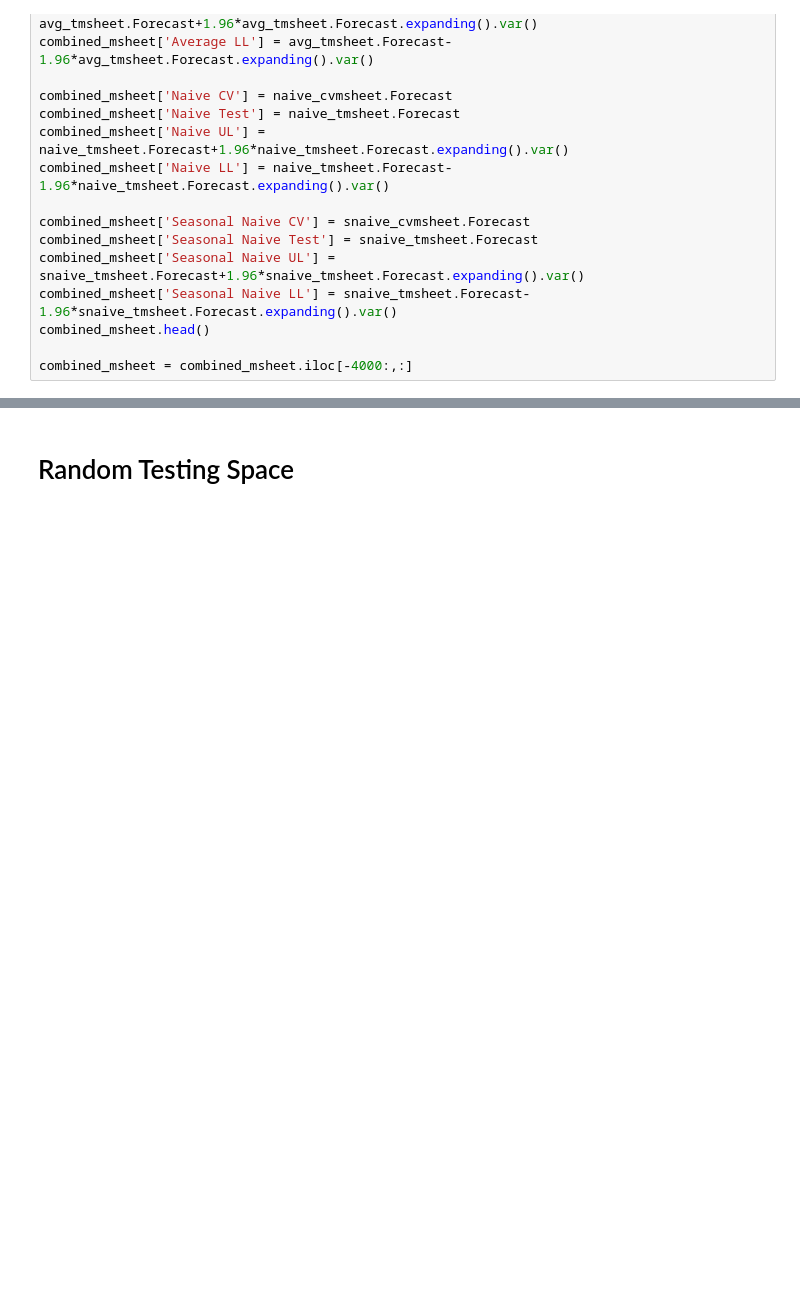
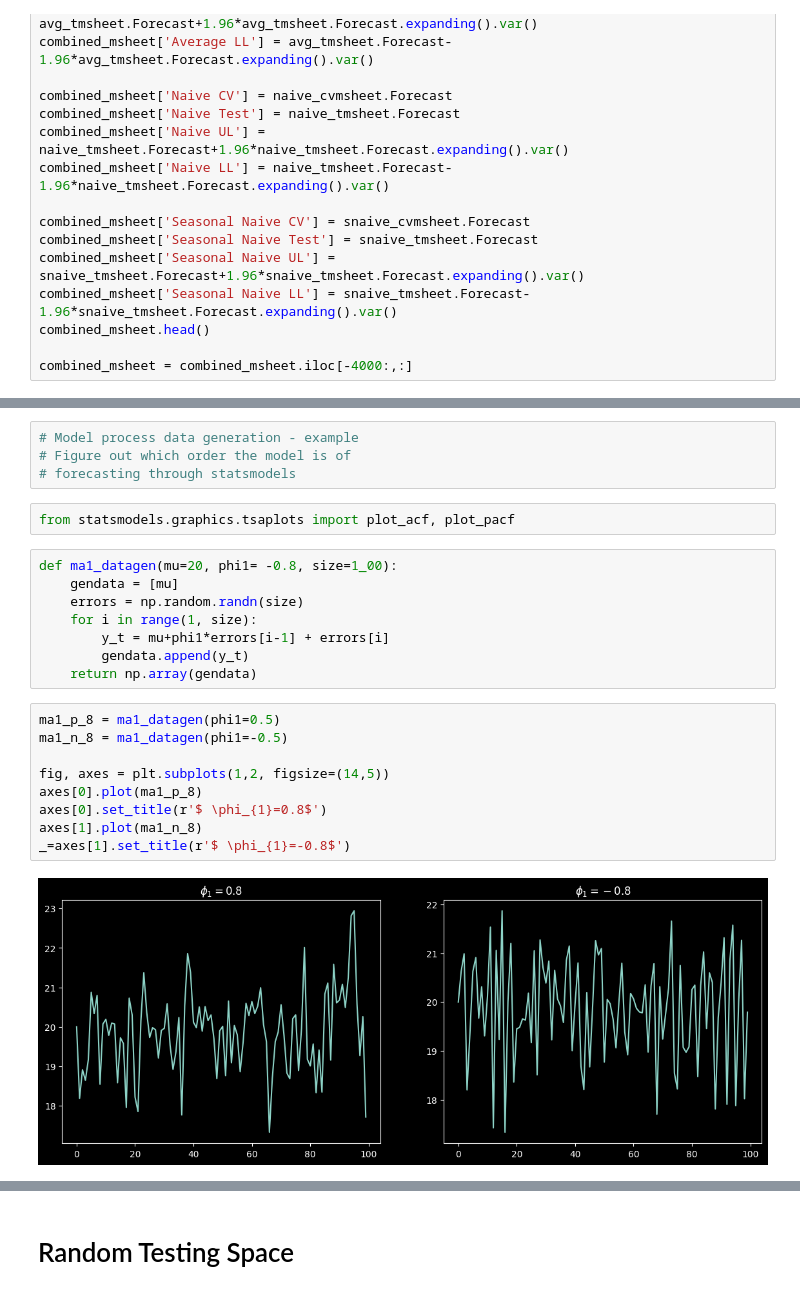
Before and after one commit to ag-ds-bubble/GIDS-2020-Time-Series-Forecasting-Workshop, a Jupyter notebook: Notebooks/06-Modelling Concepts.ipynb, the cells around one changed output, grey strips where cells are left out. Drawn from its saved outputs; the diff is of its cells as text; blank space fills up the shorter version.

```diff
--- a/Notebooks/06-Modelling Concepts.ipynb
+++ b/Notebooks/06-Modelling Concepts.ipynb
@@ -563,0 +633,25 @@ axes[2].fill_between(combined_msheet['Seasonal Naive UL'].dropna().index,
+# %%
+# Model process data generation - example
+# Figure out which order the model is of
+# forecasting through statsmodels
+# %%
+from statsmodels.graphics.tsaplots import plot_acf, plot_pacf
+# %%
+def ma1_datagen(mu=20, phi1= -0.8, size=1_00):
+    gendata = [mu]
+    errors = np.random.randn(size)
+    for i in range(1, size):
+        y_t = mu+phi1*errors[i-1] + errors[i]
+        gendata.append(y_t)
+    return np.array(gendata)
+# %%
+ma1_p_8 = ma1_datagen(phi1=0.5)
+ma1_n_8 = ma1_datagen(phi1=-0.5)
+
+fig, axes = plt.subplots(1,2, figsize=(14,5))
+axes[0].plot(ma1_p_8)
+axes[0].set_title(r'$ \phi_{1}=0.8$')
+axes[1].plot(ma1_n_8)
+_=axes[1].set_title(r'$ \phi_{1}=-0.8$')
+# %% [output]
+[figure, added]
```
Also changed, not shown: parts of 33 cells of this notebook, 2 other files.
